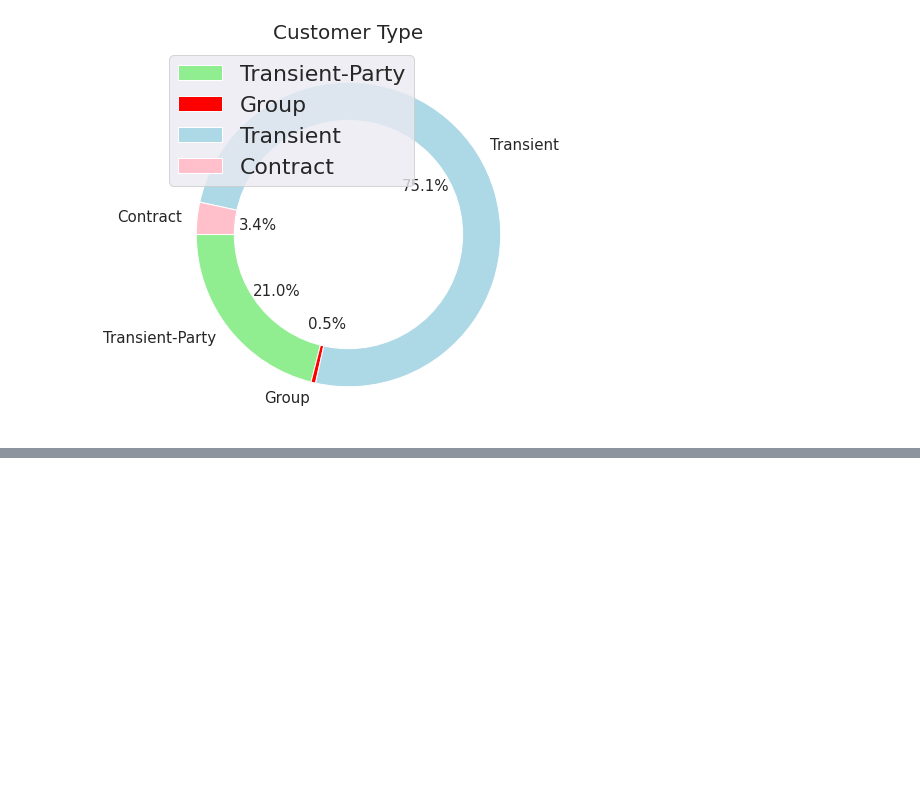
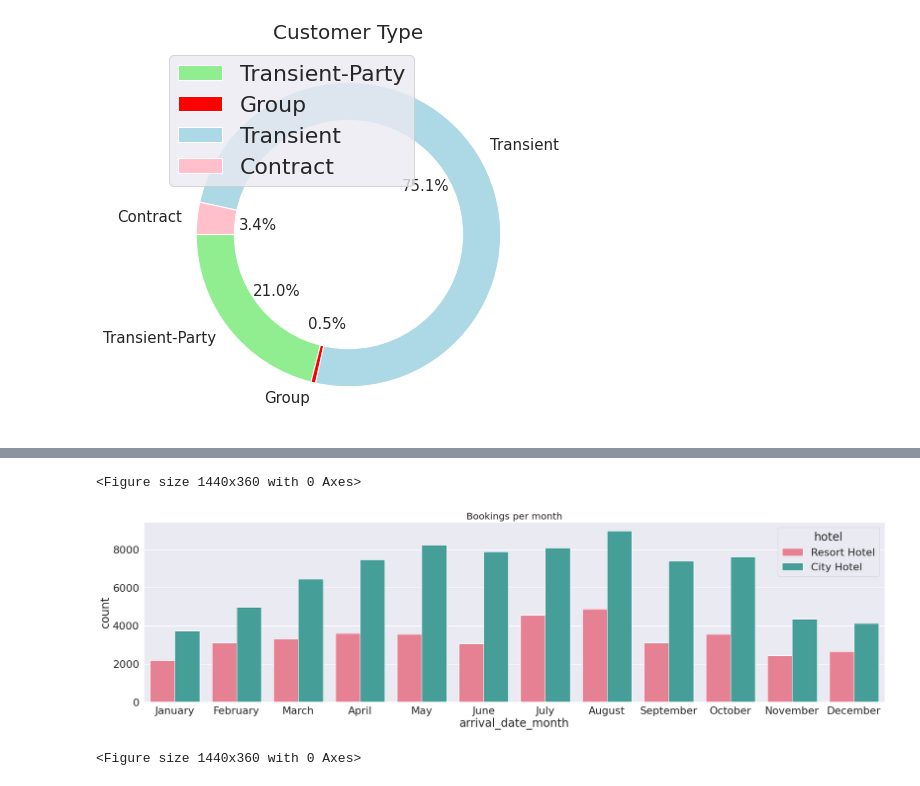
Before and after one commit to Sriharish19/EDA-Hotel-Booking-Capstone-Project-1, a Jupyter notebook: SH_Hotel_Booking_Capstone_Project.ipynb, the cells around one changed output, grey strips where cells are left out. Saved outputs shown, nothing was run; the diff lists cells and outputs as text; code cells hidden in the pictures; blank space fills up the shorter version.

```diff
--- a/SH_Hotel_Booking_Capstone_Project.ipynb
+++ b/SH_Hotel_Booking_Capstone_Project.ipynb
@@ -416,0 +440,10 @@ def num_monthx(month_name):
+# %%
+# Numer of bookings with respect to each month
+sns.countplot(data = gg, x = 'arrival_date_month', hue = 'hotel',palette='husl', order = ['January', 'February', 'March', 'April', 'May', 'June', 'July',
+          'August', 'September', 'October', 'November', 'December']).set_title('Bookings per month',fontsize=20)
+plt.figure(figsize=(20,5))
+# Conclusion : The best months to book in both hotels are from November to January
+# %% [output]
+<Figure size 1440x360 with 0 Axes>
+[figure, added]
+<Figure size 1440x360 with 0 Axes>
```
Also changed, not shown: parts of 3 cells of this notebook.
